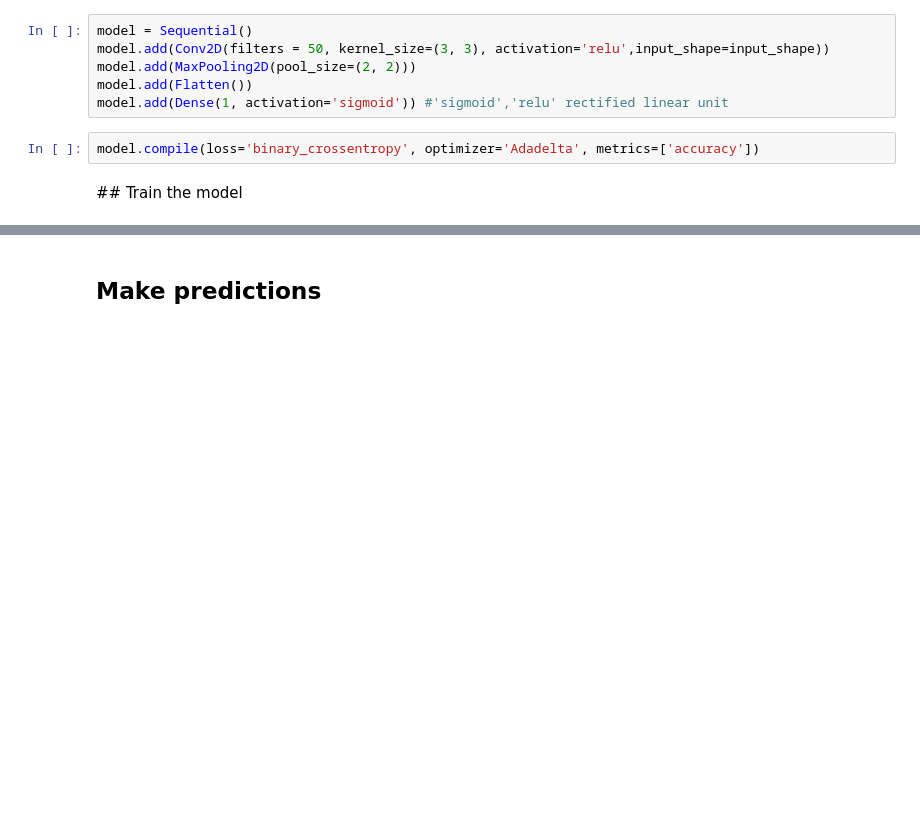
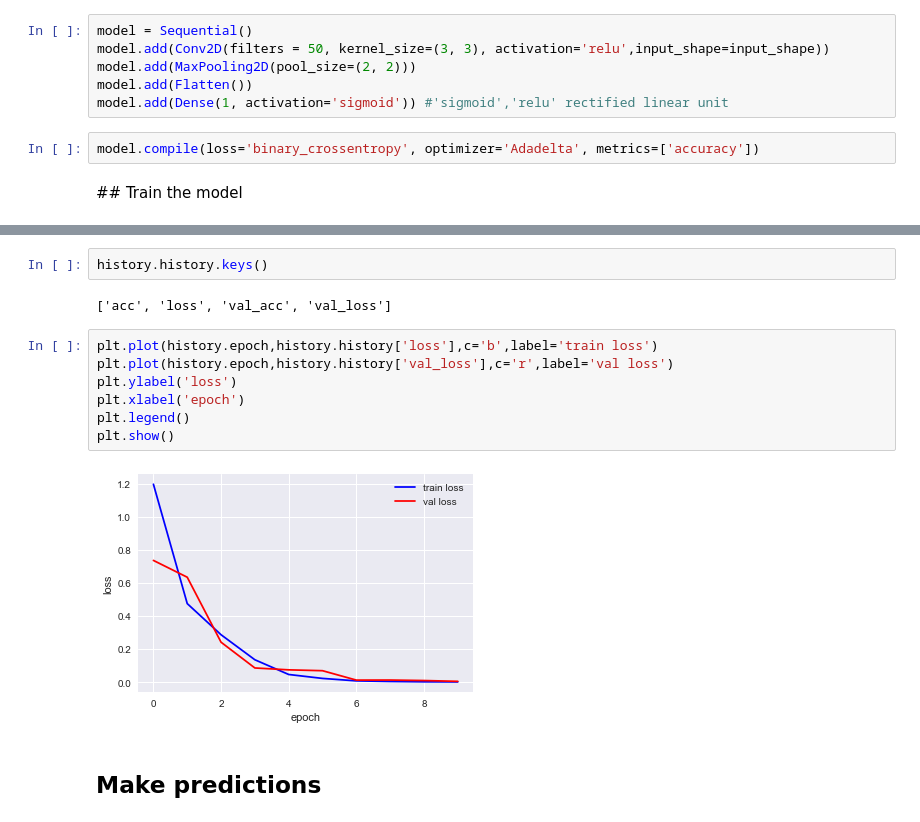
Before and after one commit to antosavo/Project-Examples, a Jupyter notebook: Data_Modeling/Deep_Learning/Image_Classification_With_CNN/Image_Classification_With_CNN.ipynb, the cells around one changed output, grey strips where cells are left out. Drawn from its saved outputs; the diff is of its cells as text; blank space fills up the shorter version.

```diff
--- a/Data_Modeling/Deep_Learning/Image_Classification_With_CNN/Image_Classification_With_CNN.ipynb
+++ b/Data_Modeling/Deep_Learning/Image_Classification_With_CNN/Image_Classification_With_CNN.ipynb
@@ -110,3 +118,16 @@ Epoch 5/5
+# %%
+history.history.keys()
+# %% [output]
+['acc', 'loss', 'val_acc', 'val_loss']
+# %%
+plt.plot(history.epoch,history.history['loss'],c='b',label='train loss')
+plt.plot(history.epoch,history.history['val_loss'],c='r',label='val loss')
+plt.ylabel('loss')
+plt.xlabel('epoch')
+plt.legend()
+plt.show()
+# %% [output]
+[figure, added]
 # %% [markdown]
 ## Make predictions
 # %%
```
Also changed, not shown: parts of 11 cells of this notebook.
